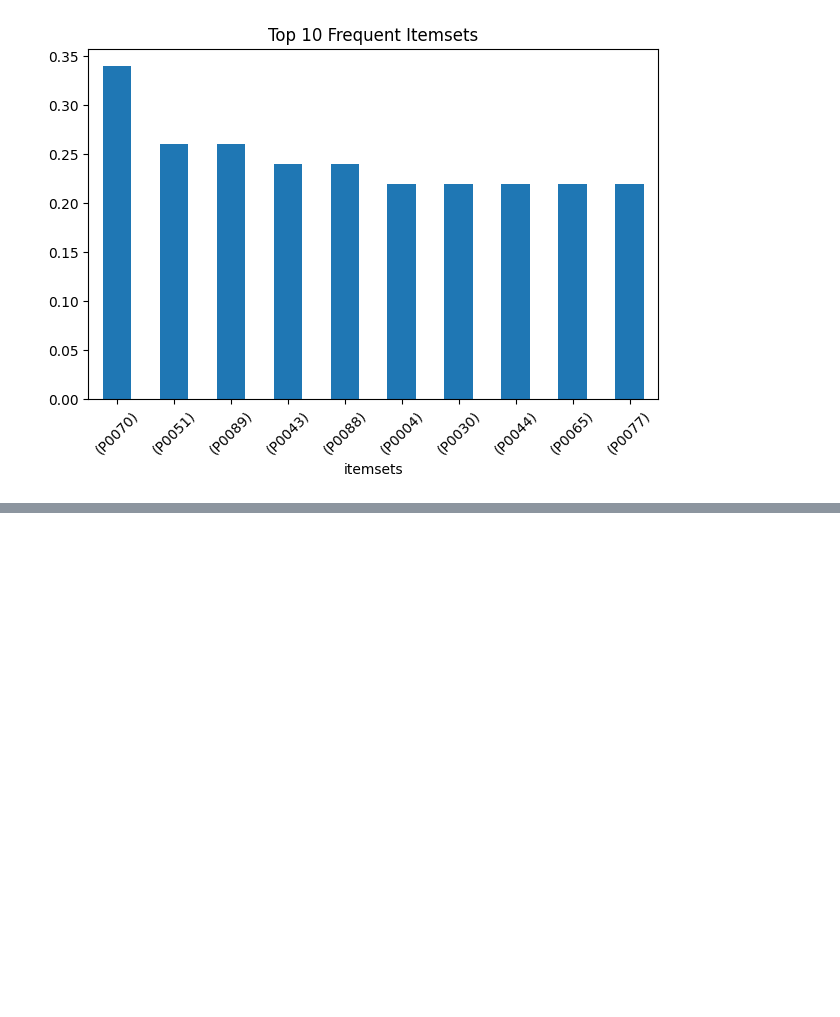
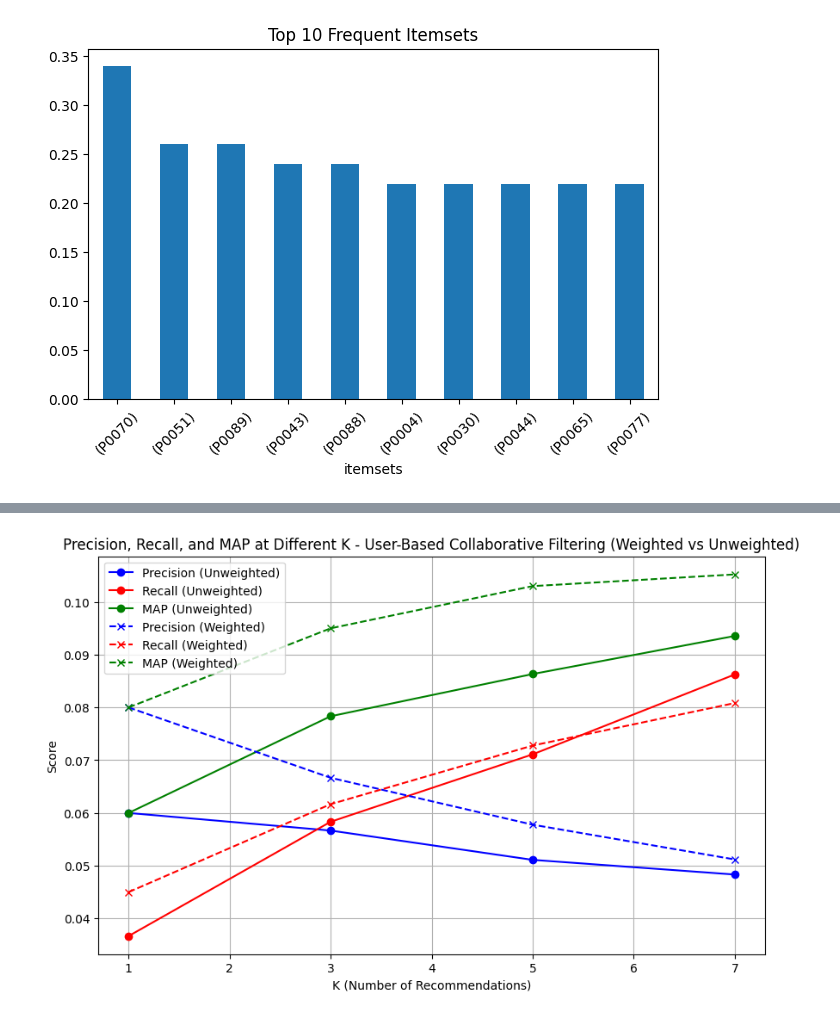
Before and after one commit to vanessadp17/SOEN471-assignment2, a Jupyter notebook: project_notebook.ipynb, the cells around one changed output, grey strips where cells are left out. Cells and saved outputs as stored; diff of their text form; code cells hidden in the pictures; blank space fills up the shorter version.

```diff
--- a/project_notebook.ipynb
+++ b/project_notebook.ipynb
@@ -310,0 +617,22 @@ plt.show()
+# %%
+# Plot precision, recall, and MAP scores for different k using user-based collaborative filtering
+plt.figure(figsize=(10, 6))
+
+# Unweighted scores
+plt.plot(ks_user, precision_scores_list, label='Precision (Unweighted)', color='b', marker='o', linestyle='-')
+plt.plot(ks_user, recall_scores_list, label='Recall (Unweighted)', color='r', marker='o', linestyle='-')
+plt.plot(ks_user, map_scores_list, label='MAP (Unweighted)', color='g', marker='o', linestyle='-')
+
+# Weighted scores
+plt.plot(ks_user, precision_scores_list_weighted, label='Precision (Weighted)', color='b', marker='x', linestyle='--')
+plt.plot(ks_user, recall_scores_list_weighted, label='Recall (Weighted)', color='r', marker='x', linestyle='--')
+plt.plot(ks_user, map_scores_list_weighted, label='MAP (Weighted)', color='g', marker='x', linestyle='--')
+
+plt.xlabel('K (Number of Recommendations)')
+plt.ylabel('Score')
+plt.title('Precision, Recall, and MAP at Different K - User-Based Collaborative Filtering (Weighted vs Unweighted)')
+plt.legend()
+plt.grid(True)
+plt.show()
+# %% [output]
+[figure, added]
```
Also changed, not shown: parts of 28 cells of this notebook, 1 other file.
